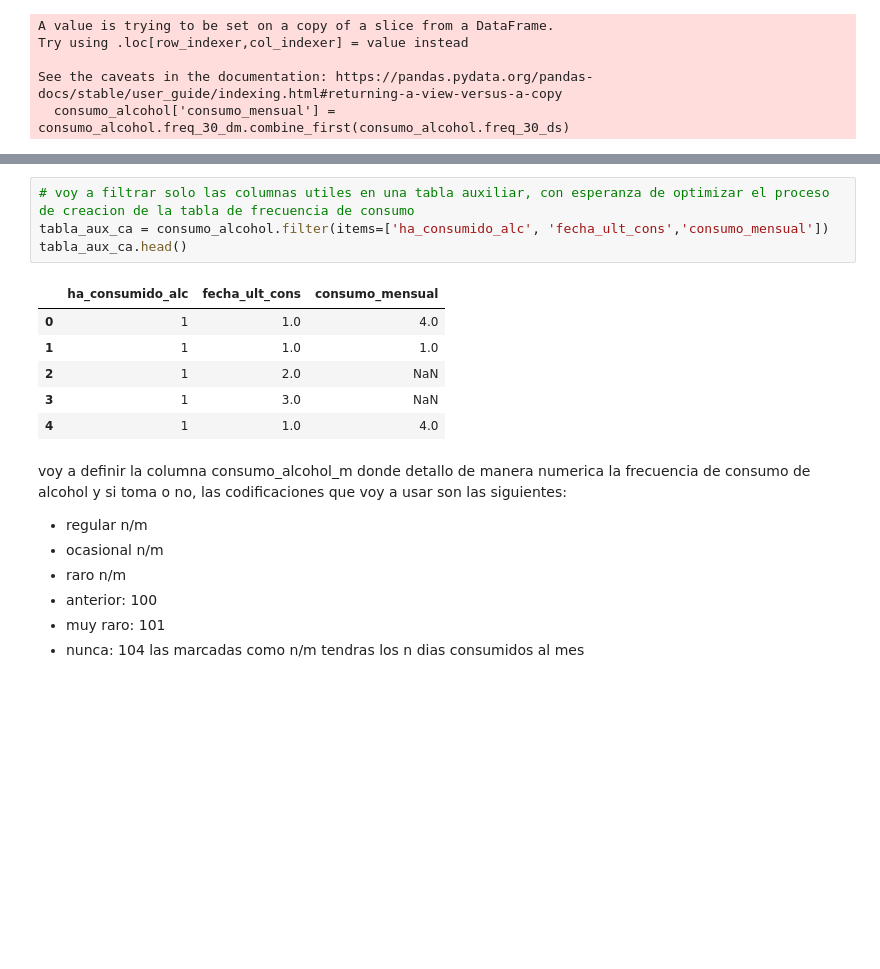
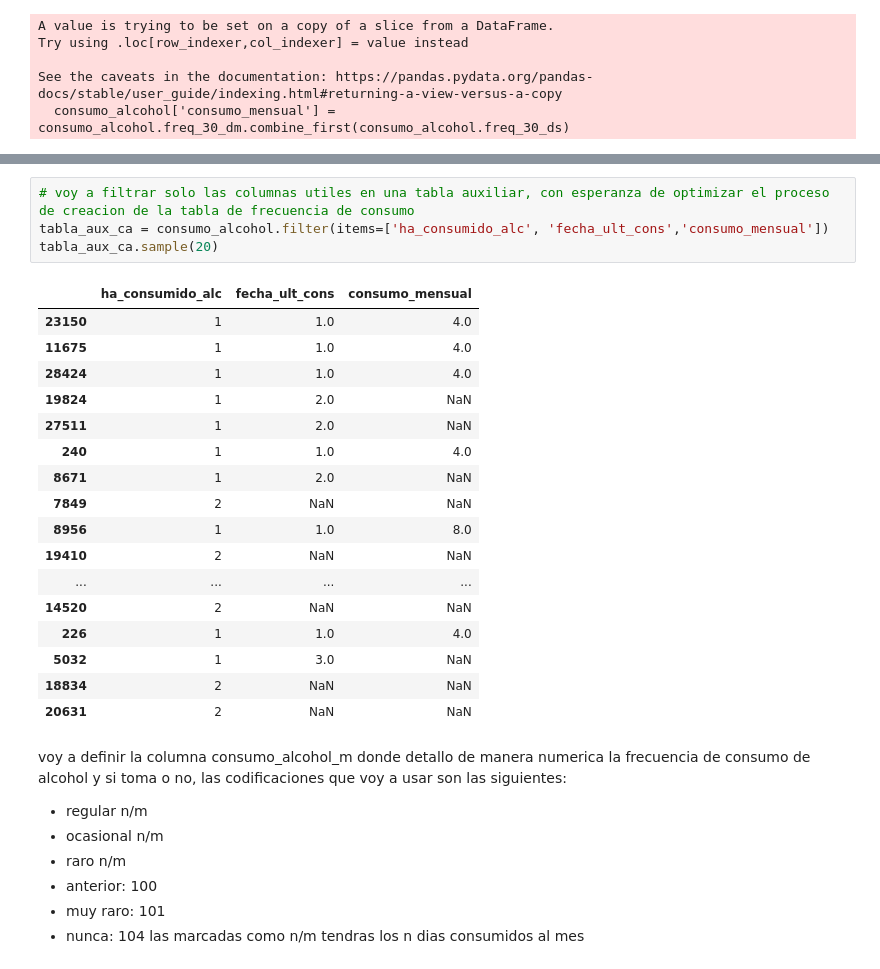
Before and after one commit to Data-Science-YPF/factores_riesgo, a Jupyter notebook: analisisBD.ipynb, the cells around one changed output, grey strips where cells are left out. Drawn from its saved outputs; the diff is of its cells as text; blank space fills up the shorter version.

```diff
--- a/analisisBD.ipynb
+++ b/analisisBD.ipynb
@@ -500,14 +519,25 @@ consumo_alcohol.sample(5)
 # %%
 # voy a filtrar solo las columnas utiles en una tabla auxiliar, con esperanza de optimizar el proceso de creacion de la tabla de frecuencia de consumo
 tabla_aux_ca = consumo_alcohol.filter(items=['ha_consumido_alc', 'fecha_ult_cons','consumo_mensual'])
-tabla_aux_ca.head()
+tabla_aux_ca.sample(20)
 # %% [output]
 |  | ha_consumido_alc | fecha_ult_cons | consumo_mensual |
-| 0 | 1 | 1.0 | 4.0 |
-| 1 | 1 | 1.0 | 1.0 |
-| 2 | 1 | 2.0 | NaN |
-| 3 | 1 | 3.0 | NaN |
-| 4 | 1 | 1.0 | 4.0 |
+| 23150 | 1 | 1.0 | 4.0 |
+| 11675 | 1 | 1.0 | 4.0 |
+| 28424 | 1 | 1.0 | 4.0 |
+| 19824 | 1 | 2.0 | NaN |
+| 27511 | 1 | 2.0 | NaN |
+| 240 | 1 | 1.0 | 4.0 |
+| 8671 | 1 | 2.0 | NaN |
+| 7849 | 2 | NaN | NaN |
+| 8956 | 1 | 1.0 | 8.0 |
+| 19410 | 2 | NaN | NaN |
+| ... | ... | ... | ... |
+| 14520 | 2 | NaN | NaN |
+| 226 | 1 | 1.0 | 4.0 |
+| 5032 | 1 | 3.0 | NaN |
+| 18834 | 2 | NaN | NaN |
+| 20631 | 2 | NaN | NaN |
 # %% [markdown]
 voy a definir la columna consumo_alcohol_m donde detallo de manera numerica la frecuencia de consumo de alcohol y si toma o no, las codificaciones que voy a usar son las siguientes:
 + regular n/m
```
Also changed, not shown: parts of 2 cells of this notebook.
